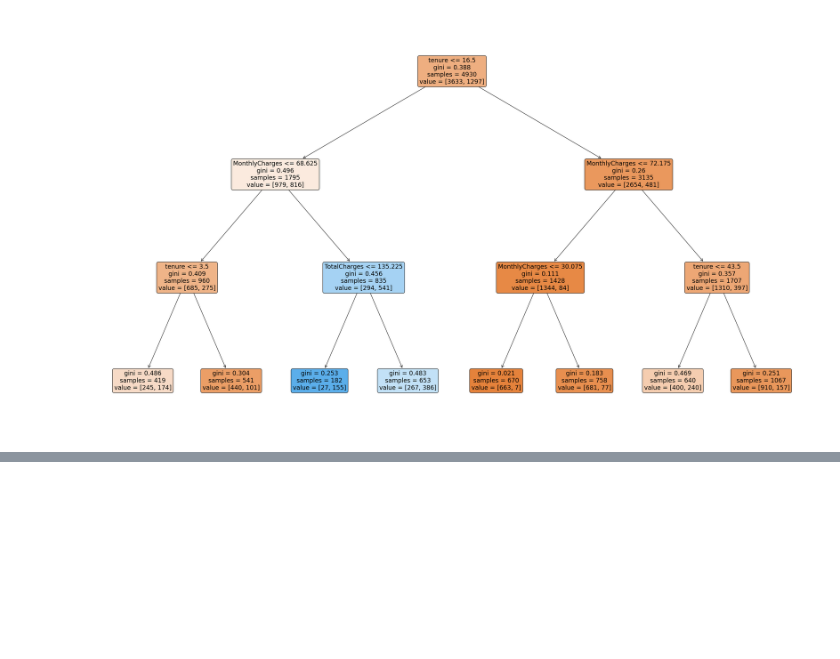
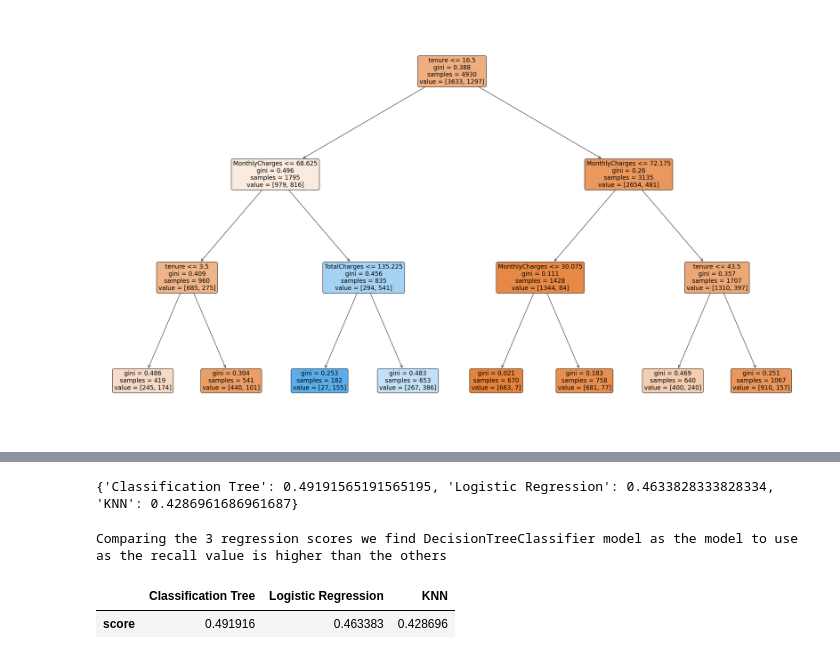
Before and after one commit to Oliviasteph5/Week-7-Models, a Jupyter notebook: Week7Day2 Lab.ipynb, the cells around one changed output, grey strips where cells are left out. Cells and saved outputs as stored; diff of their text form; code cells hidden in the pictures; blank space fills up the shorter version.

```diff
--- a/Week7Day2 Lab.ipynb
+++ b/Week7Day2 Lab.ipynb
@@ -339,0 +393,45 @@ print(results)
+# %%
+model1 = DecisionTreeClassifier()
+model2 = LogisticRegression()
+model3 = KNeighborsClassifier()
+
+
+# Create a list containing the models
+model_pipeline = [model1, model2, model3]
+
+#Define names for the models for readability
+model_names = ['Classification Tree', 'Logistic Regression', 'KNN']
+
+# Create an empty dictionary to store the mean recall scores for each model
+scores = {}
+
+# Initialize a counter variable
+i=0
+
+# Iterate over each model in the pipeline
+for model in model_pipeline:
+
+    # Calculate the mean recall score using 5-fold cross-validation
+    mean_score = np.mean(cross_val_score(model, X_train, y_train, cv=5, scoring = "recall"))
+
+    # Store the mean recall score in the dictionary with the corresponding model name
+    scores[model_names[i]] = mean_score
+
+
+    # Increment the counter variable
+    i = i+1
+
+# Print the dictionary containing mean recall scores for each model
+print(scores)
+# %% [output]
+{'Classification Tree': 0.49191565191565195, 'Logistic Regression': 0.4633828333828334, 'KNN': 0.4286961686961687}
+# %%
+# Print a comparison statement about the regression scores
+print("Comparing the 3 regression scores we find DecisionTreeClassifier model as the model to use as the recall value is higher than the others \n")
+
+# Create a DataFrame containing the regression scores
+pd.DataFrame([scores], index=["score"])
+# %% [output]
+Comparing the 3 regression scores we find DecisionTreeClassifier model as the model to use as the recall value is higher than the others
+|  | Classification Tree | Logistic Regression | KNN |
+| score | 0.491916 | 0.463383 | 0.428696 |
```
Also changed, not shown: parts of 6 cells of this notebook.
